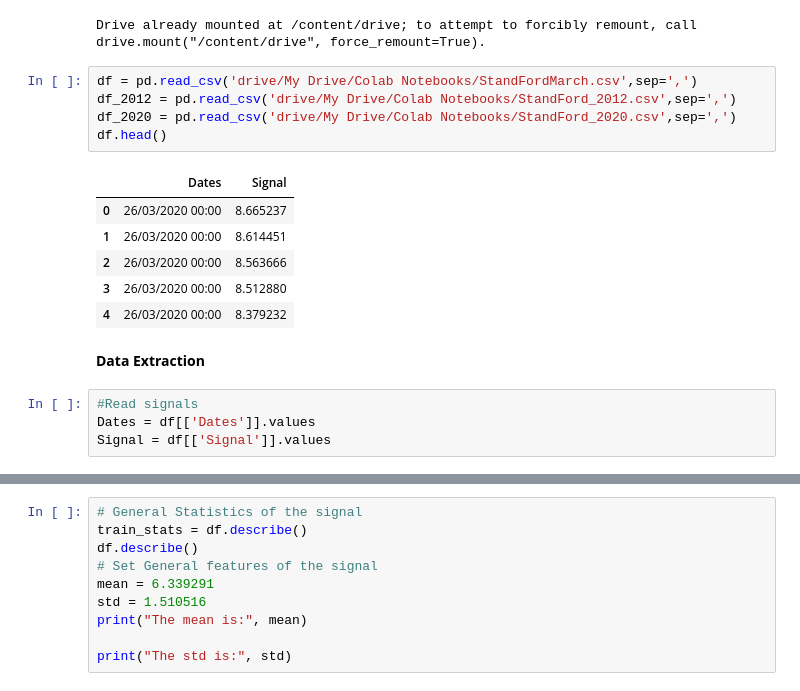
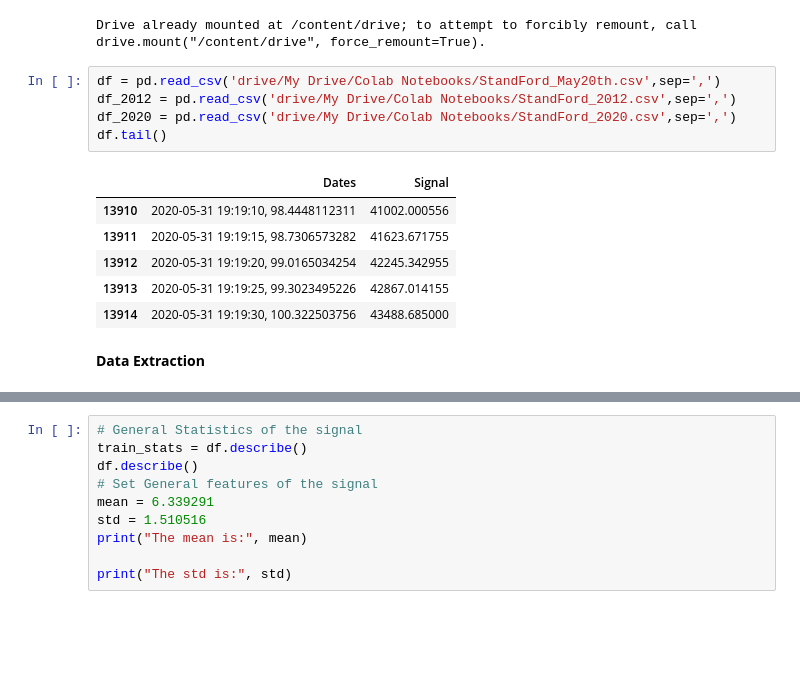
Before and after one commit to sebasmos/SolarFlares-Standford, a Jupyter notebook: SunAnalysis_TensorFlow_pynb.ipynb, the cells around one changed output, grey strips where cells are left out. Drawn from its saved outputs; the diff is of its cells as text; blank space fills up the shorter version.

```diff
--- a/SunAnalysis_TensorFlow_pynb.ipynb
+++ b/SunAnalysis_TensorFlow_pynb.ipynb
@@ -53,20 +53,16 @@ drive.mount('/content/drive')
 # %% [output]
 Drive already mounted at /content/drive; to attempt to forcibly remount, call drive.mount("/content/drive", force_remount=True).
 # %%
-df = pd.read_csv('drive/My Drive/Colab Notebooks/StandFordMarch.csv',sep=',')
+df = pd.read_csv('drive/My Drive/Colab Notebooks/StandFord_May20th.csv',sep=',')
 df_2012 = pd.read_csv('drive/My Drive/Colab Notebooks/StandFord_2012.csv',sep=',')
 df_2020 = pd.read_csv('drive/My Drive/Colab Notebooks/StandFord_2020.csv',sep=',')
-df.head()
+df.tail()
 # %% [output]
 |  | Dates | Signal |
-| 0 | 26/03/2020 00:00 | 8.665237 |
-| 1 | 26/03/2020 00:00 | 8.614451 |
-| 2 | 26/03/2020 00:00 | 8.563666 |
-| 3 | 26/03/2020 00:00 | 8.512880 |
-| 4 | 26/03/2020 00:00 | 8.379232 |
+| 13910 | 2020-05-31 19:19:10, 98.4448112311 | 41002.000556 |
+| 13911 | 2020-05-31 19:19:15, 98.7306573282 | 41623.671755 |
+| 13912 | 2020-05-31 19:19:20, 99.0165034254 | 42245.342955 |
+| 13913 | 2020-05-31 19:19:25, 99.3023495226 | 42867.014155 |
+| 13914 | 2020-05-31 19:19:30, 100.322503756 | 43488.685000 |
 # %% [markdown]
 **Data Extraction**
-# %%
-#Read signals
-Dates = df[['Dates']].values
-Signal = df[['Signal']].values
```
Also changed, not shown: parts of 4 cells of this notebook.
